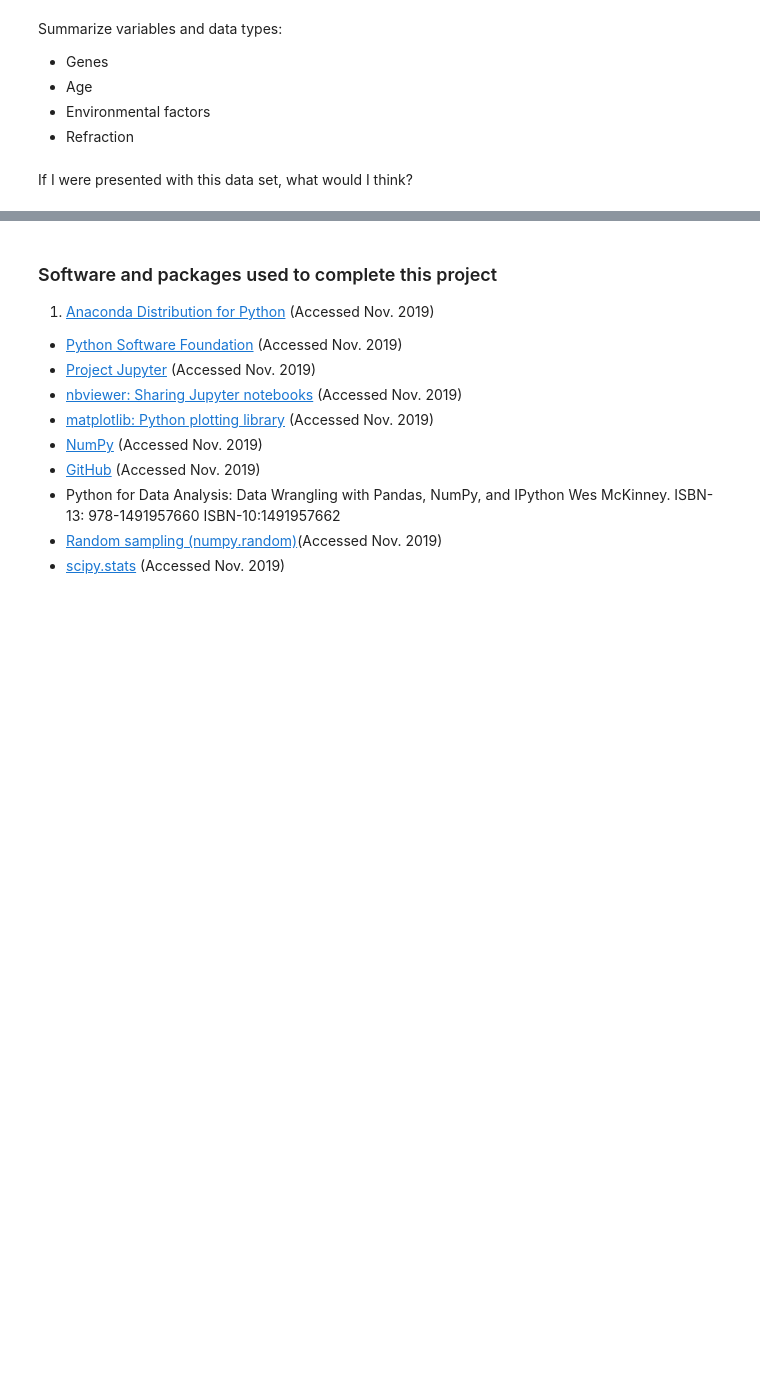
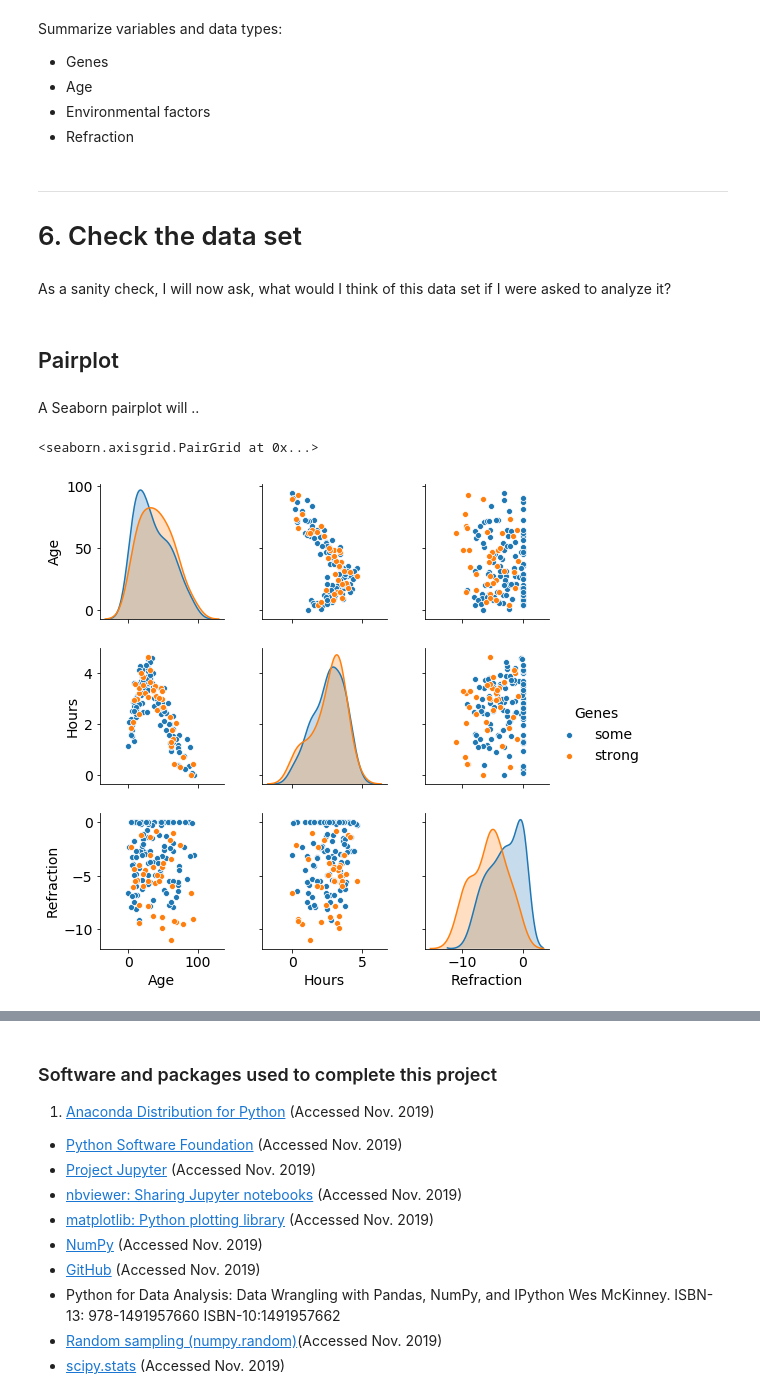
Before and after one commit to elizabethdaly/simulating-data, a Jupyter notebook: eyesight.ipynb, the cells around one changed output, grey strips where cells are left out. Cells and saved outputs as stored; diff of their text form; code cells hidden in the pictures; blank space fills up the shorter version.

```diff
--- a/eyesight.ipynb
+++ b/eyesight.ipynb
@@ -605,5 +610,20 @@ Summarize variables and data types:
 - Age
 - Environmental factors
 - Refraction
-# %% [markdown]
-If I were presented with this data set, what would I think?
+# %% [markdown]
+***
+# 6. Check the data set
+# %% [markdown]
+As a sanity check, I will now ask, what would I think of this data set if I were asked to analyze it?
+# %% [markdown]
+## Pairplot
+# %% [markdown]
+A Seaborn pairplot will ..
+# %%
+#sns.pairplot(df, hue='Genes', hue_order=['none', 'some', 'strong'])
+
+# Look at a subset of genetic predispositions.
+sns.pairplot(df, hue='Genes', hue_order=['some', 'strong'])
+# %% [output]
+<seaborn.axisgrid.PairGrid at 0x...>
+[figure, added]
```
Also changed, not shown: parts of 46 cells of this notebook.
